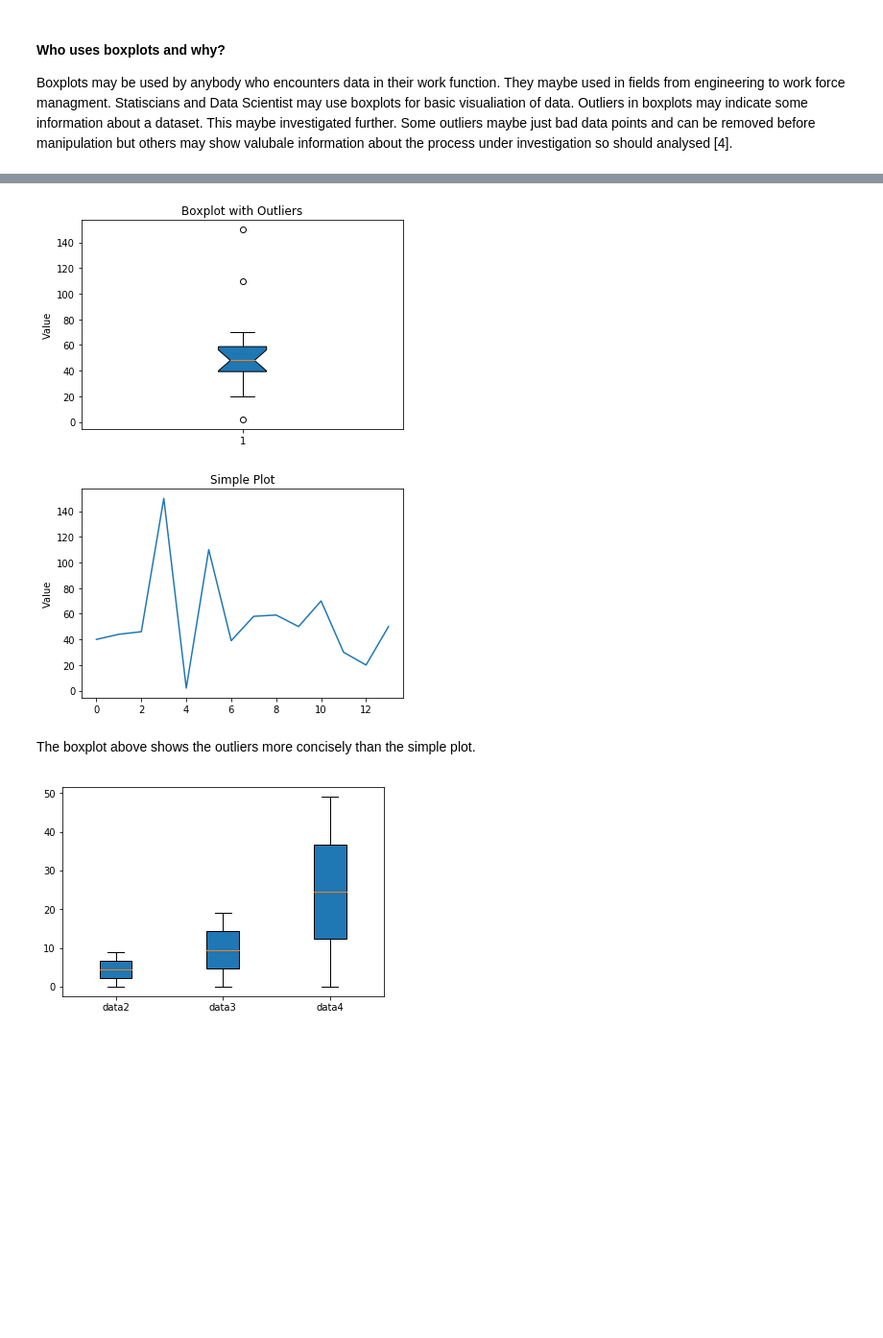
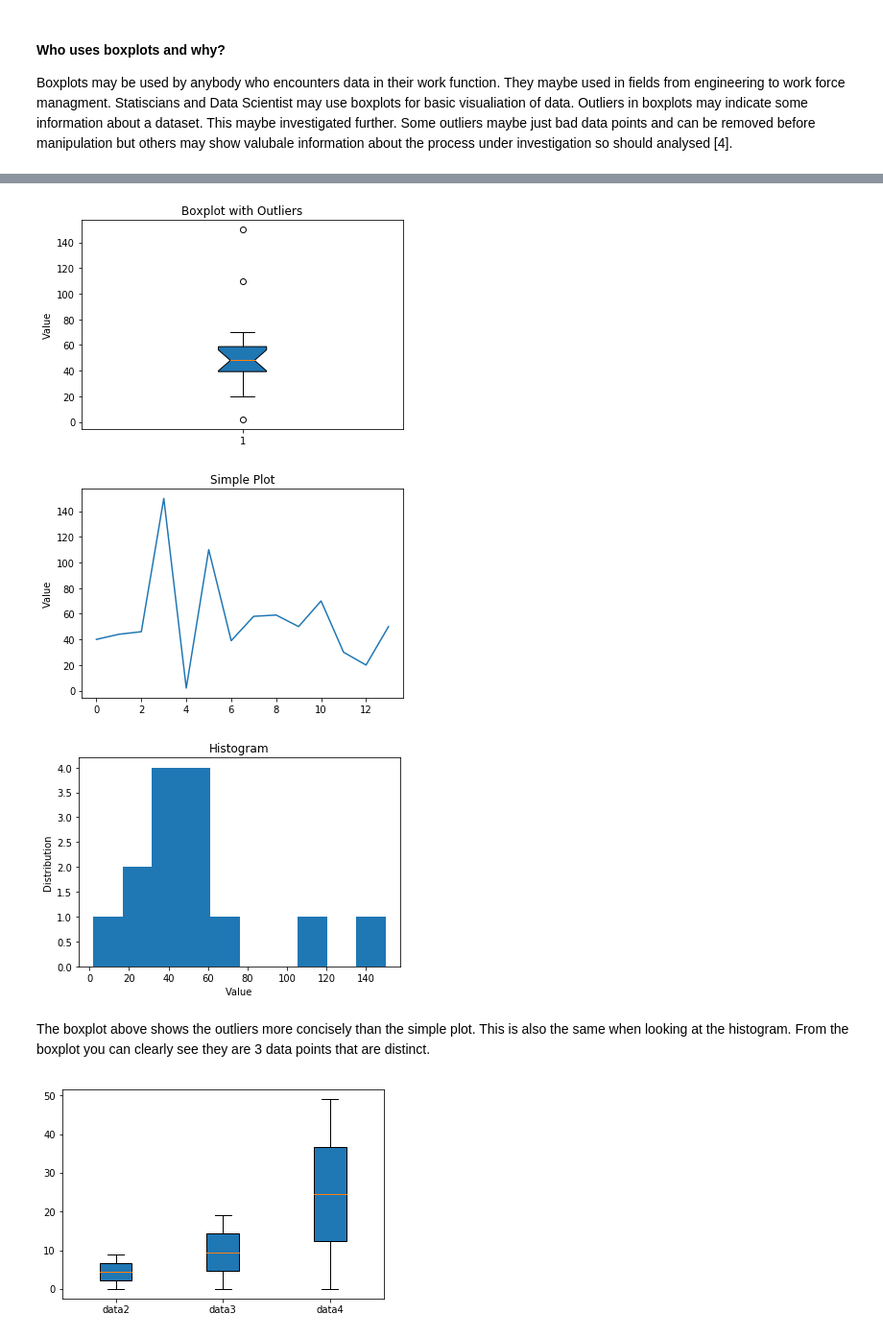
Before and after one commit to GregFee/boxplots, a Jupyter notebook: boxplots.ipynb, the cells around one changed output, grey strips where cells are left out. Shown at 96% size. Cells and saved outputs as stored; diff of their text form; code cells hidden in the pictures; blank space fills up the shorter version.

Commit message:
histogram

```diff
--- a/boxplots.ipynb
+++ b/boxplots.ipynb
@@ -72,22 +88,29 @@ plt.show()
 # %%
 #Generate data with obvious outliers and boxplot
 #Use notch and fill in box by using patch artist.
 data1 = [40, 44, 46, 150, 2, 110, 39, 58, 59, 50, 70, 30, 20, 50]
 plt.boxplot(data1, notch=True, patch_artist=True)
 plt.title("Boxplot with Outliers")
 plt.ylabel("Value")
 plt.show()
 
 #Generate simple plot with same data
 plt.plot(data1)
 plt.title("Simple Plot")
 plt.ylabel("Value")
 plt.show()
+
+plt.hist(data1)
+plt.title("Histogram")
+plt.ylabel("Distribution")
+plt.xlabel("Value")
+plt.show()
 # %% [output]
 [figure]
 [figure]
+[figure, added]
 # %% [markdown]
-The boxplot above shows the outliers more concisely than the simple plot.
+The boxplot above shows the outliers more concisely than the simple plot. This is also the same when looking at the histogram. From the boxplot you can clearly see they are 3 data points that are distinct.
 # %%
 #You can plot multiple datasets as boxplots on same axis for visualisation
 #plot multiple boxplots from numpy array on same axis and label.
```
Also changed, not shown: parts of 6 cells of this notebook.
